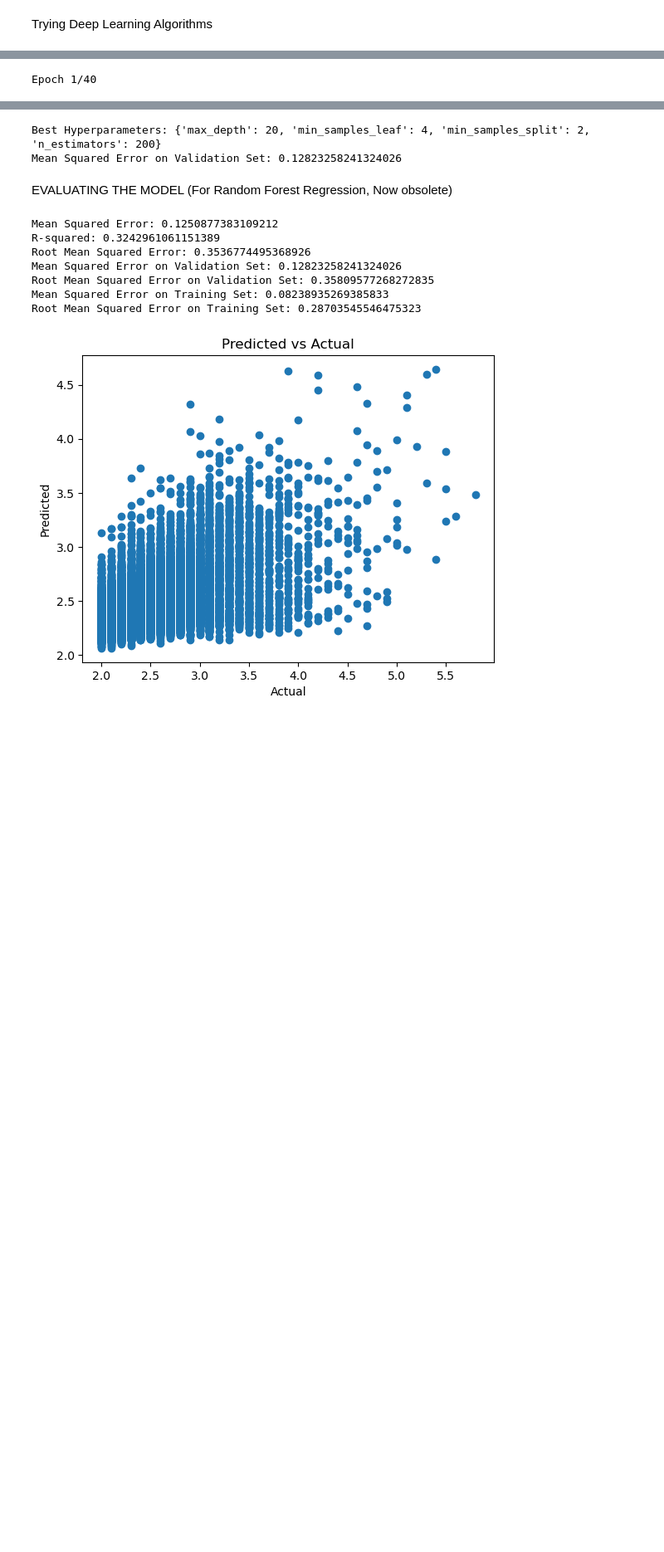
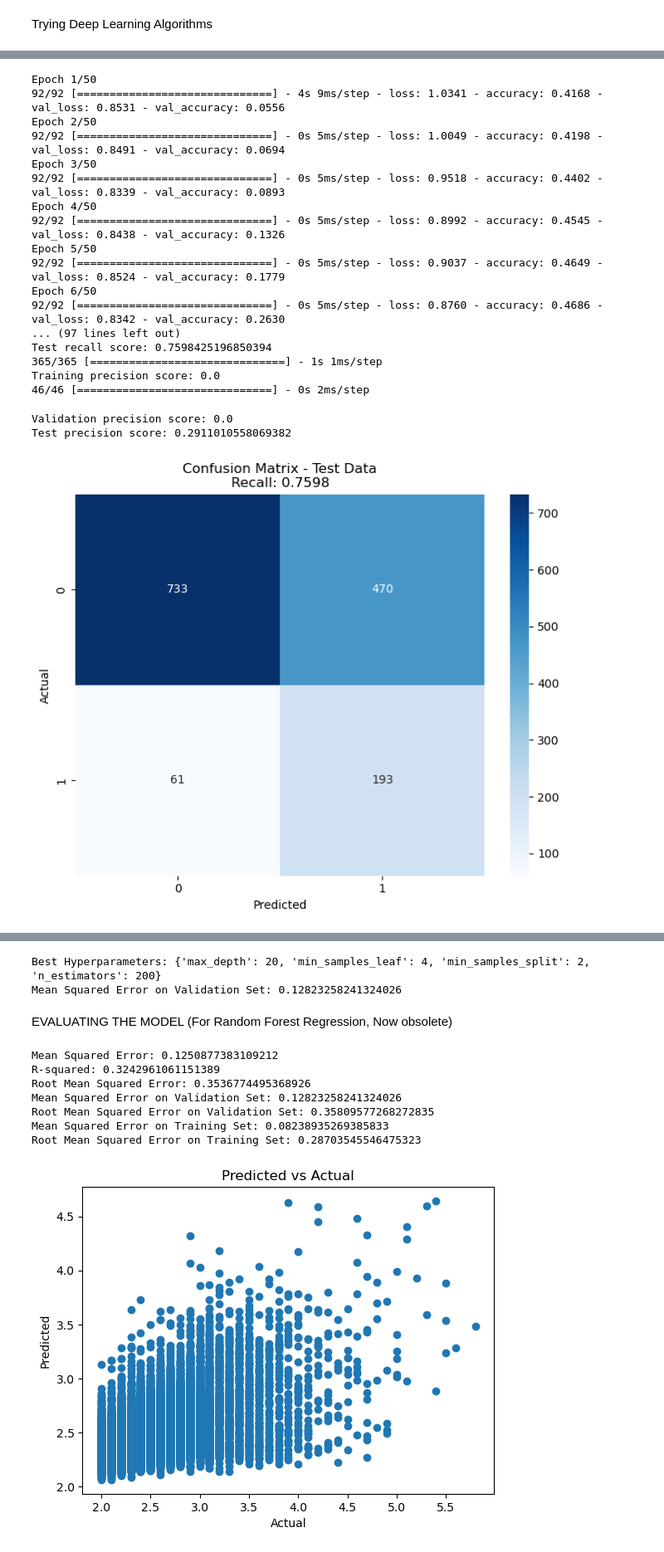
Before and after one commit to sallyfons/MLEE, a Jupyter notebook: eq_prediction.ipynb, the cells around one changed output, grey strips where cells are left out. Shown: that part at 83% size. Cells and saved outputs as stored; diff of their text form; code cells hidden in the pictures; blank space fills up the shorter version.

```diff
--- a/eq_prediction.ipynb
+++ b/eq_prediction.ipynb
@@ -481,39 +559,65 @@ class_weights = compute_class_weight('balanced', classes=np.unique(y_train), y=y
 class_weights_dict = dict(enumerate(class_weights))
 
 # Define early stopping
-early_stopping = EarlyStopping(monitor='val_loss', patience=10, restore_best_weights=True)
+early_stopping = EarlyStopping(monitor='val_loss', patience=30, restore_best_weights=True)
 
 # Train the model
-history = model.fit(X_train, y_train, class_weight=class_weights_dict, validation_data=(X_val, y_val), epochs=40, batch_size=128, callbacks=[early_stopping])
+history = model.fit(X_train, y_train, class_weight=class_weights_dict, validation_data=(X_val, y_val), epochs=50, batch_size=128, callbacks=[early_stopping])
 
 # Evaluate the model on the test set
 loss, accuracy = model.evaluate(X_test, y_test)
 print("Test Loss:", loss)
 print("Test Accuracy:", accuracy)
 
 # Make predictions on the test set
 y_test_pred_probs = model.predict(X_test)
 
 # Get the predicted classes
 y_test_pred = (y_test_pred_probs > 0.5).astype(int)
 
 # Calculate the confusion matrix
 cm = confusion_matrix(y_test, y_test_pred)
 
 # Calculate recall
 recall = recall_score(y_test, y_test_pred)
-#Calculate the f1 score
+#Calculate the precision score
+precision = precision_score(y_test, y_test_pred)
 # Calculate F1 score
 f1 = f1_score(y_test, y_test_pred)
-print('F1 score:', f1)
+print('F1 score (test):', f1)
+print('Training recall score:', recall_score(y_train, model.predict(X_train).astype(int)))
+print('Validation recall score:', recall_score(y_val, model.predict(X_val).astype(int)))
+print('Test recall score:', recall)
+print('Training precision score:', precision_score(y_train, model.predict(X_train).astype(int)))
+print('Validation precision score:', precision_score(y_val, model.predict(X_val).astype(int)))
+print('Test precision score:', precision)
 
 # Plot the confusion matrix
 plt.figure(figsize=(8, 6))
 sns.heatmap(cm, annot=True, cmap='Blues', fmt='g')
 plt.xlabel('Predicted')
 plt.ylabel('Actual')
 plt.title(f'Confusion Matrix - Test Data\nRecall: {recall:.4f}')
 plt.show()
 # %% [output]
-Epoch 1/40
+Epoch 1/50
+92/92 [==============================] - 4s 9ms/step - loss: 1.0341 - accuracy: 0.4168 - val_loss: 0.8531 - val_accuracy: 0.0556
+Epoch 2/50
+92/92 [==============================] - 0s 5ms/step - loss: 1.0049 - accuracy: 0.4198 - val_loss: 0.8491 - val_accuracy: 0.0694
+Epoch 3/50
+92/92 [==============================] - 0s 5ms/step - loss: 0.9518 - accuracy: 0.4402 - val_loss: 0.8339 - val_accuracy: 0.0893
+Epoch 4/50
+92/92 [==============================] - 0s 5ms/step - loss: 0.8992 - accuracy: 0.4545 - val_loss: 0.8438 - val_accuracy: 0.1326
+Epoch 5/50
+92/92 [==============================] - 0s 5ms/step - loss: 0.9037 - accuracy: 0.4649 - val_loss: 0.8524 - val_accuracy: 0.1779
+Epoch 6/50
+92/92 [==============================] - 0s 5ms/step - loss: 0.8760 - accuracy: 0.4686 - val_loss: 0.8342 - val_accuracy: 0.2630
+... (97 lines left out)
+Test recall score: 0.7598425196850394
+365/365 [==============================] - 1s 1ms/step
+Training precision score: 0.0
+46/46 [==============================] - 0s 2ms/step
+Validation precision score: 0.0
+Test precision score: 0.2911010558069382
+[figure, added]
 # %%
```
Also changed, not shown: parts of 13 cells of this notebook.
